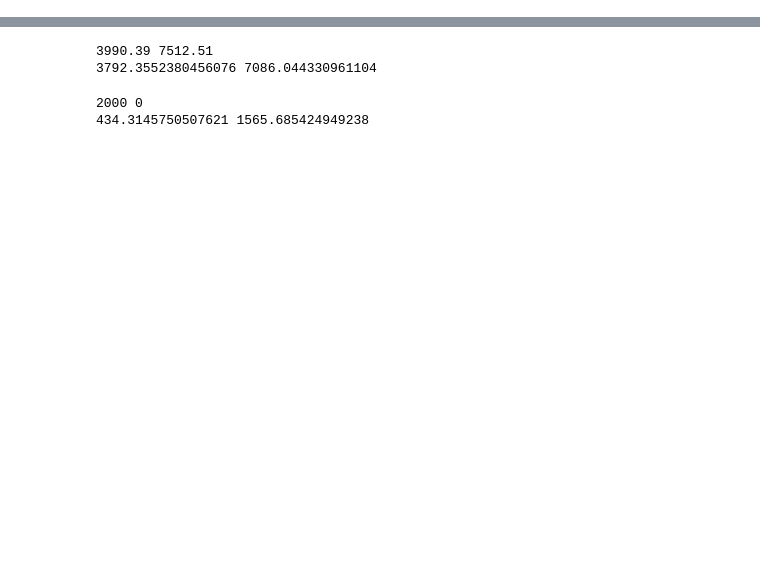
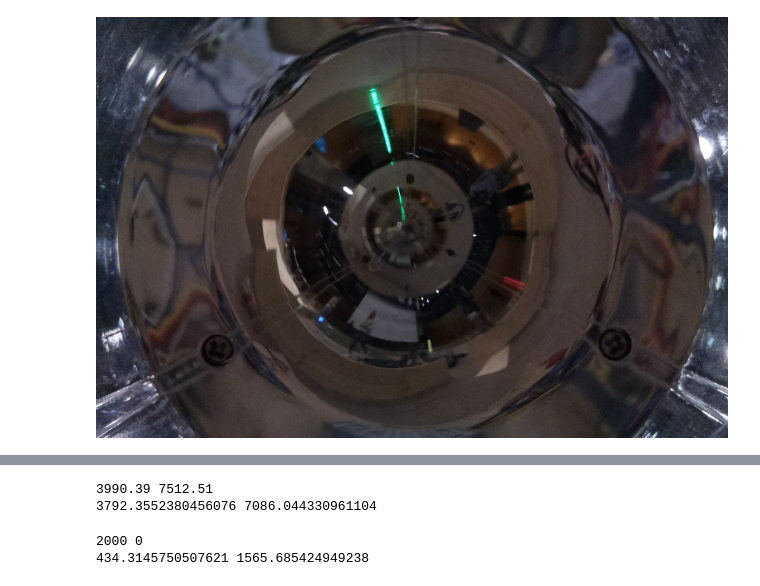
Before and after one commit to Guilhem74/STI_Robotic_Competition_Software, a Jupyter notebook: Architecture/Untitled.ipynb, the cells around one changed output, grey strips where cells are left out. Cells and saved outputs as stored; diff of their text form; code cells hidden in the pictures; blank space fills up the shorter version.

```diff
--- a/Architecture/Untitled.ipynb
+++ b/Architecture/Untitled.ipynb
@@ -0,0 +12,80 @@
+# %%
+def beacon_main(rawImage):
+    start = time.time()
+    center_circles = (532, 357)
+    center_beacon = (541,357)
+
+    height,width,depth = rawImage.shape
+    imgWithCircle  = np.zeros((height,width), np.uint8)
+    cv2.circle(imgWithCircle,center_circles,225,(255,255,255),thickness=-1)
+    cv2.circle(imgWithCircle,center_circles,45,(0,0,0),thickness=-1)
+    imask = imgWithCircle>0
+    img1 = np.zeros_like(rawImage, np.uint8)
+    img1[imask] = rawImage[imask]
+    print("First batch circle: ", time.time() - start)
+    start = time.time()
+
+    imgWithCircle  = np.ones((height,width), np.uint8)
+    cv2.circle(imgWithCircle,center_circles,165,(0,0,0),thickness=-1)
+    cv2.circle(imgWithCircle,center_circles,75,(255,255,255),thickness=-1)
+    imask = imgWithCircle>0
+    img = np.zeros_like(img1, np.uint8)
+    img[imask] = img1[imask]
+
+    print("Second batch circle: ", time.time() - start)
+    start = time.time()
+
+    ret,thresh_img = cv2.threshold(img,160,0,cv2.THRESH_TOZERO)
+    print(find_angles(thresh_img,center_beacon,boundaries))
+    angles,lights_coordinates = find_angles(thresh_img,center_beacon,boundaries)
+
+    print("Find angle: ", time.time() - start)
+    start = time.time()
+
+    thresh_img[np.where((thresh_img==[0,0,0]).all(axis=2))] = [160,160,160]
+
+    if len(angles) < 3:
+        print("less than 3 lights found")
+        x, y, a = robot_Instance.Get_Robot_Position()
+        return float(x), float(y), float(a)
+
+    xr,yr,ar = find_robot_pos(angles,lights_coordinates)
+    print("Find robot pos: ", time.time() - start)
+    start = time.time()
+
+    if xr == -1 or yr == -1 or ar == -1:
+        x, y, a = robot_Instance.Get_Robot_Position()
+        return float(x), float(y), float(a)
+    print("Beacon worked!")
+    return xr,yr,ar
+
+boundaries = [
+         ([0, 0, 180], [255, 153, 255], 'r', (0,0,255), (0,8000)),
+         ([0, 200, 97], [255, 255, 255], 'y', (0,255,255), (0,0)),
+         ([230, 141, 0], [255, 225, 255], 'b', (255,0,0), (8000,0)),
+         ([77, 240, 0], [255, 244, 255], 'g', (0,255,0), (8000,8000))
+    ]
+
+with picamera.PiCamera() as camera:
+    camera.resolution = (1080, 720)
+    camera.framerate = 60
+    camera.shutter_speed = 5000
+    stream = io.BytesIO()
+    for foo in camera.capture_continuous(stream, format='png', burst=True):
+        # Truncate the stream to the current position (in case
+        # prior iterations output a longer image)
+        start = time.time()
+        stream.truncate()
+        stream.seek(0)
+        file_bytes = np.asarray(bytearray(stream.read()), dtype=np.uint8)
+
+        img = cv.imdecode(file_bytes, cv.IMREAD_COLOR)
+        print("Time to get image: ", time.time() - start)
+        print("position: ",beacon_main(img))
+        stream.seek(0)
+        print("total time: ", time.time() - start)
+        break
+filename = "testcam/beacon_4000_4500_180.png"
+cv.imwrite(filename, img)
+Image(filename = filename)
+# %% [output]
@@ -1,3 +103,4 @@
+[figure, added]
 # %%
 %load_ext autoreload
 # %%
```
Also changed, not shown: parts of 18 cells of this notebook, 1 other file.
